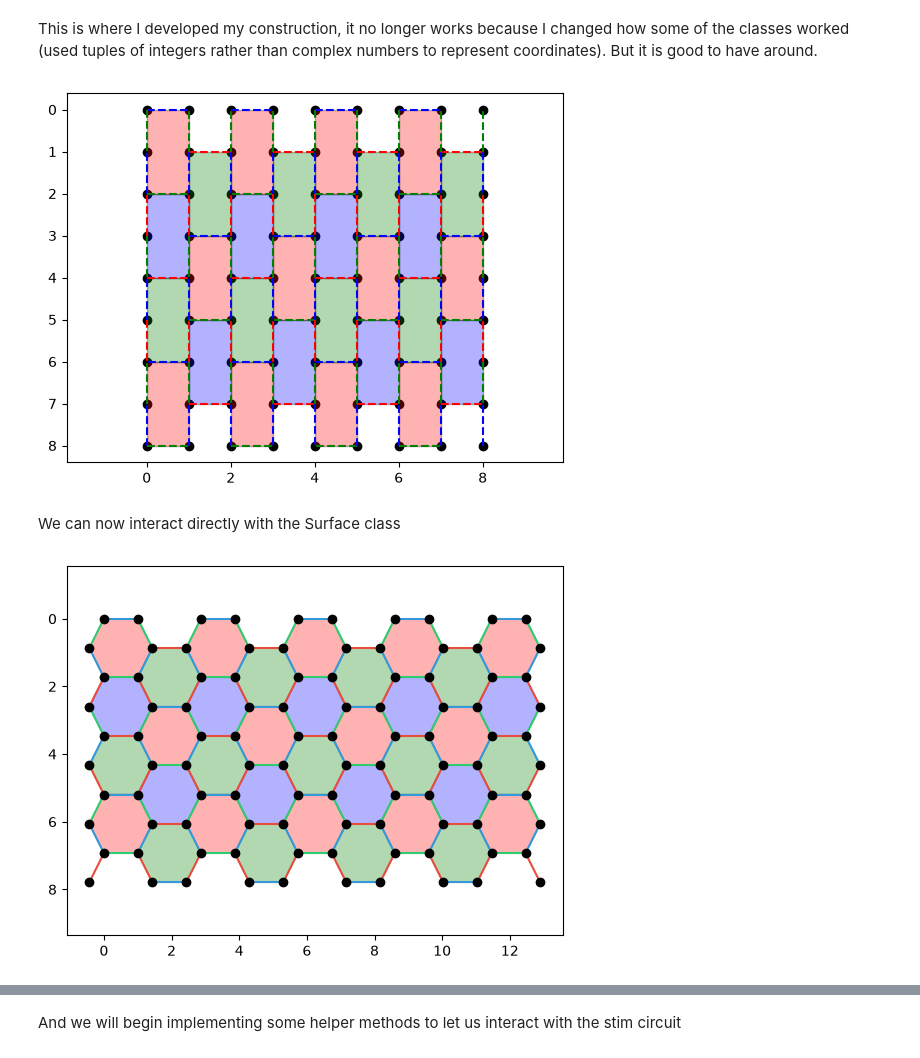
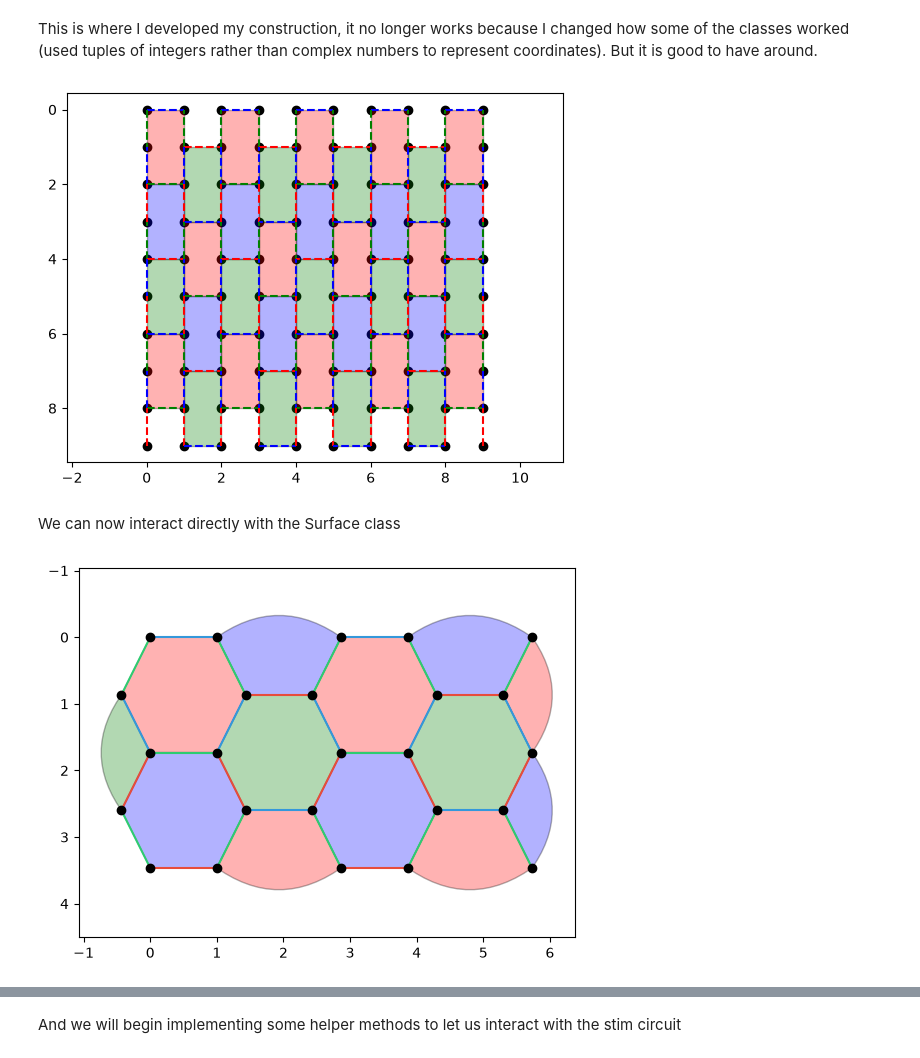
Before and after one commit to OliverRedhead/Floquet-Codes-Preparing-Magic-States, a Jupyter notebook: CSS_honeycomb/testing/hex_lattice_testing.ipynb, the cells around one changed output, grey strips where cells are left out. Drawn from its saved outputs; the diff is of its cells as text; code cells hidden in the pictures.

```diff
--- a/CSS_honeycomb/testing/hex_lattice_testing.ipynb
+++ b/CSS_honeycomb/testing/hex_lattice_testing.ipynb
@@ -155,8 +155,8 @@ def colour_edge(x1, y1, x2, y2):
 
 RGB = ['#e74c3c', '#2ecc71', '#3498db']
 
-nx = 9
-ny = 9
+nx = 10
+ny = 10
 coords = np.array([(x, y) for y in range(ny) for x in range(nx)])
 vertices = np.array([Vertex(i, z) for i, z in enumerate(coords)])
 
@@ -239,13 +239,13 @@ plt.axis('equal')
 plt.gca().yaxis.set_inverted(True)
 plt.show()
 # %% [output]
-[figure, old version]
+[figure, new version]
 # %% [markdown]
 We can now interact directly with the Surface class
 # %%
 from honeycomb import Surface
 # %%
-s = Surface(10, 10)
+s = Surface(5, 5)
 s.plot_surface(coordinates='hex')
 # %% [output]
-[figure, old version]
+[figure, new version]
```
Also changed, not shown: parts of 3 cells of this notebook, 3 other files.
